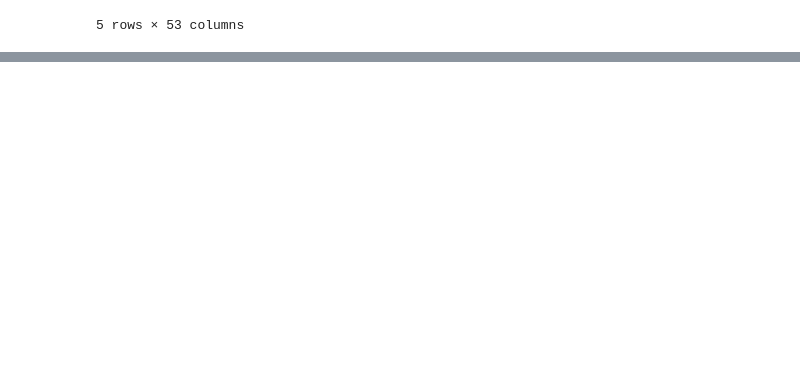
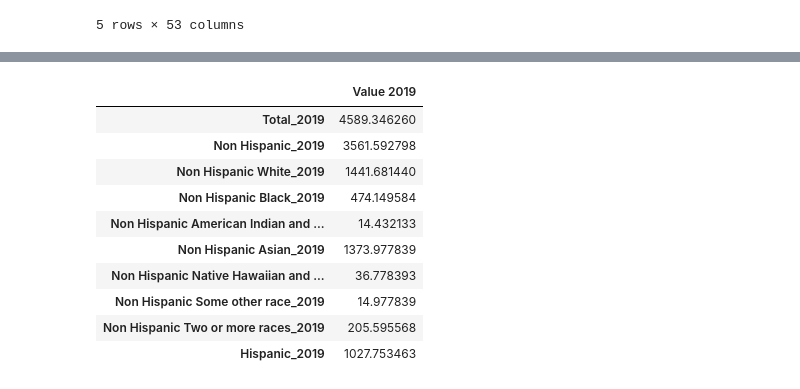
Before and after one commit to nlmatteson/UP206A--Final-Project, a Jupyter notebook: Group-Assignments/Untitled.ipynb, the cells around one changed output, grey strips where cells are left out. Saved outputs shown, nothing was run; the diff lists cells and outputs as text; code cells hidden in the pictures; blank space fills up the shorter version.

```diff
--- a/Group-Assignments/Untitled.ipynb
+++ b/Group-Assignments/Untitled.ipynb
@@ -125,0 +303,27 @@ ethn2=ethnala['GEOID',
+# %%
+county2019=ethnala[['Total_2019',
+ 'Non Hispanic_2019',
+ 'Non Hispanic White_2019',
+ 'Non Hispanic Black_2019',
+ 'Non Hispanic American Indian and Alaska Native_2019',
+ 'Non Hispanic Asian_2019',
+ 'Non Hispanic Native Hawaiian and Other Pacific Islander_2019',
+ 'Non Hispanic Some other race_2019',
+ 'Non Hispanic Two or more races_2019',
+ 'Hispanic_2019']]
+# %%
+countyaverage2019=county2019.mean(axis=0, numeric_only=True)
+# %%
+countyaverage2019.to_frame().rename(columns={0:'Value 2019'})
+# %% [output]
+|  | Value 2019 |
+| Total_2019 | 4589.346260 |
+| Non Hispanic_2019 | 3561.592798 |
+| Non Hispanic White_2019 | 1441.681440 |
+| Non Hispanic Black_2019 | 474.149584 |
+| Non Hispanic American Indian and ... | 14.432133 |
+| Non Hispanic Asian_2019 | 1373.977839 |
+| Non Hispanic Native Hawaiian and ... | 36.778393 |
+| Non Hispanic Some other race_2019 | 14.977839 |
+| Non Hispanic Two or more races_2019 | 205.595568 |
+| Hispanic_2019 | 1027.753463 |
```
Also changed, not shown: parts of 30 cells of this notebook.
